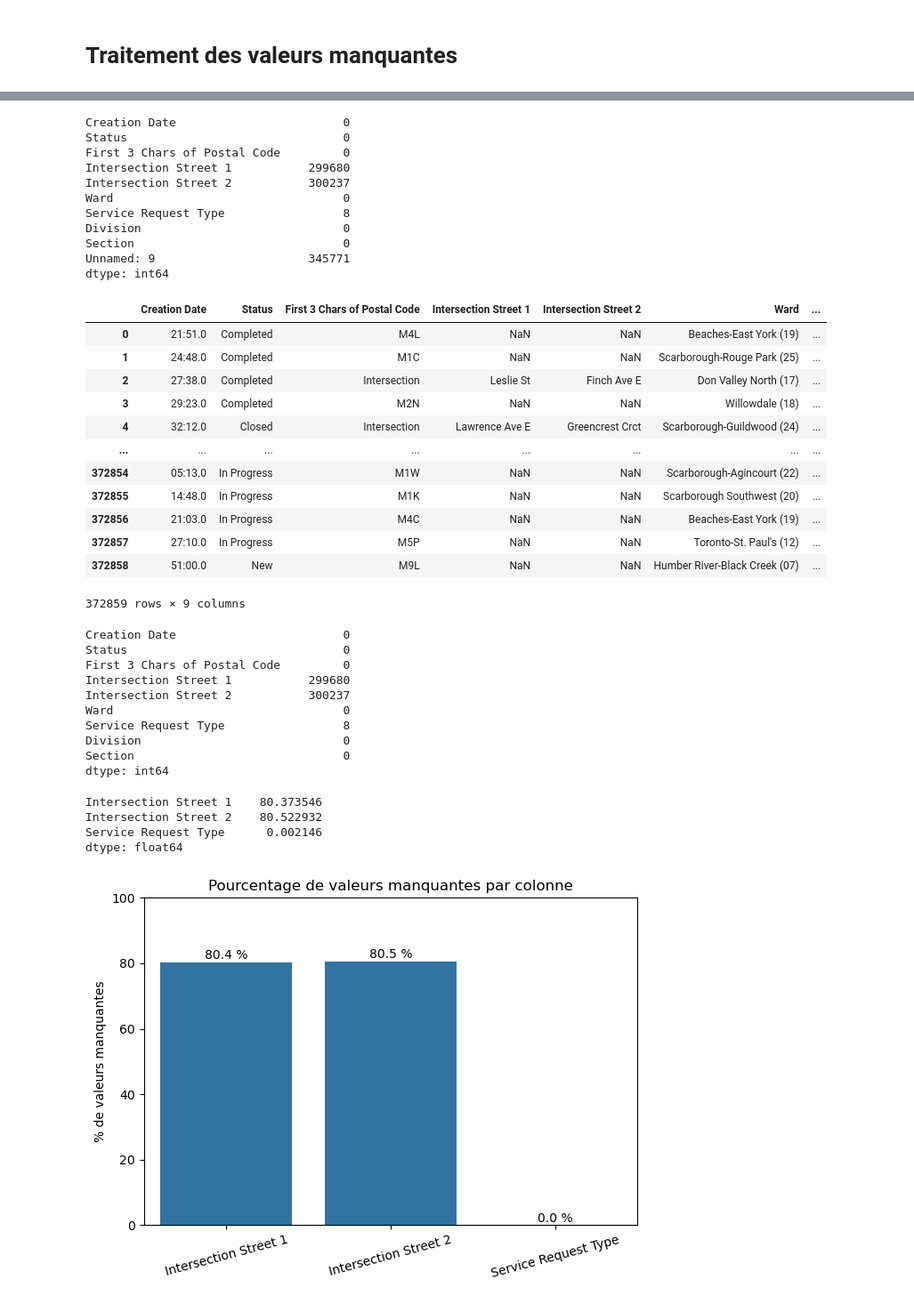
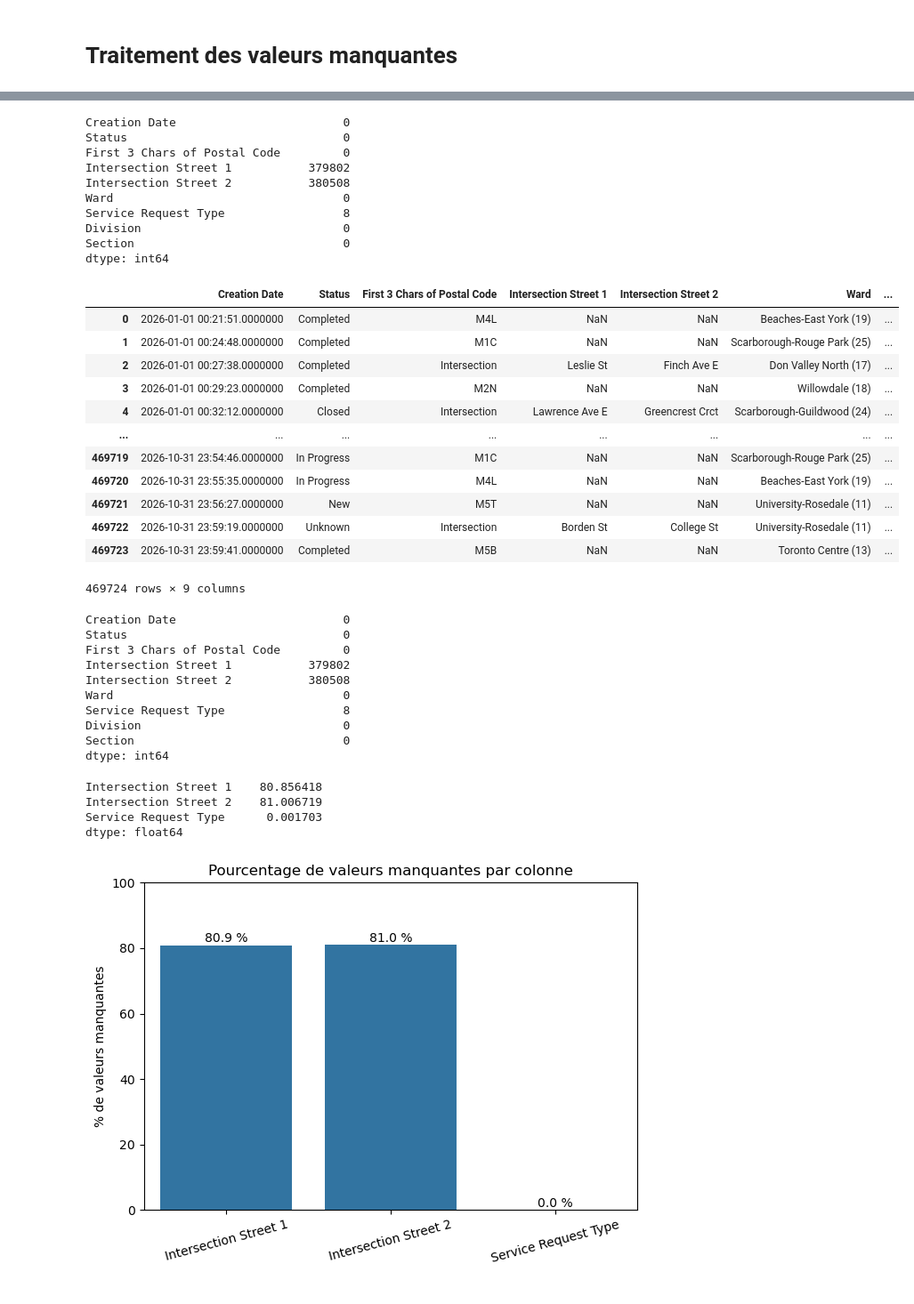
Before and after one commit to AgnesBenmoumene/projet_analyse, a Jupyter notebook: projet_analyse_toronto_311.ipynb, the cells around one changed output, grey strips where cells are left out. Shown at 89% size. Saved outputs shown, nothing was run; the diff lists cells and outputs as text; code cells hidden in the pictures.

```diff
--- a/projet_analyse_toronto_311.ipynb
+++ b/projet_analyse_toronto_311.ipynb
@@ -9,0 +7,9 @@ df = pd.read_csv('./SR2026.csv', encoding='latin-1')
+# %%
+def fix(l):
+    # 10 champs → on recolle la virgule au bon endroit
+    if l[7].strip() == 'Environment':
+        return l[:7] + [l[7] + ',' + l[8], l[9]]   # Division
+    return l[:8] + [l[8] + ',' + l[9]]             # Section
+
+df = pd.read_csv('SR2026.csv', encoding='latin-1',
+                 engine='python', on_bad_lines=fix)
@@ -90,11 +99,10 @@ df.isnull().sum()
 Creation Date                        0
 Status                               0
 First 3 Chars of Postal Code         0
-Intersection Street 1           299680
-Intersection Street 2           300237
+Intersection Street 1           379802
+Intersection Street 2           380508
 Ward                                 0
 Service Request Type                 8
 Division                             0
 Section                              0
-Unnamed: 9                      345771
 dtype: int64
@@ -103,19 +109,21 @@ df1 = df.drop(df.columns[9], axis=1)
 # %%
-df1
+# Creqtion du copie du dataset pour effectuer les modificqtion
+df1 = df
+df
 # %% [output]
 |  | Creation Date | Status | First 3 Chars of Postal Code | Intersection Street 1 | Intersection Street 2 | Ward | ... |
-| 0 | 21:51.0 | Completed | M4L | NaN | NaN | Beaches-East York (19) | ... |
-| 1 | 24:48.0 | Completed | M1C | NaN | NaN | Scarborough-Rouge Park (25) | ... |
-| 2 | 27:38.0 | Completed | Intersection | Leslie St | Finch Ave E | Don Valley North (17) | ... |
-| 3 | 29:23.0 | Completed | M2N | NaN | NaN | Willowdale (18) | ... |
-| 4 | 32:12.0 | Closed | Intersection | Lawrence Ave E | Greencrest Crct | Scarborough-Guildwood (24) | ... |
+| 0 | 2026-01-01 00:21:51.0000000 | Completed | M4L | NaN | NaN | Beaches-East York (19) | ... |
+| 1 | 2026-01-01 00:24:48.0000000 | Completed | M1C | NaN | NaN | Scarborough-Rouge Park (25) | ... |
+| 2 | 2026-01-01 00:27:38.0000000 | Completed | Intersection | Leslie St | Finch Ave E | Don Valley North (17) | ... |
+| 3 | 2026-01-01 00:29:23.0000000 | Completed | M2N | NaN | NaN | Willowdale (18) | ... |
+| 4 | 2026-01-01 00:32:12.0000000 | Closed | Intersection | Lawrence Ave E | Greencrest Crct | Scarborough-Guildwood (24) | ... |
 | ... | ... | ... | ... | ... | ... | ... | ... |
-| 372854 | 05:13.0 | In Progress | M1W | NaN | NaN | Scarborough-Agincourt (22) | ... |
-| 372855 | 14:48.0 | In Progress | M1K | NaN | NaN | Scarborough Southwest (20) | ... |
-| 372856 | 21:03.0 | In Progress | M4C | NaN | NaN | Beaches-East York (19) | ... |
-| 372857 | 27:10.0 | In Progress | M5P | NaN | NaN | Toronto-St. Paul's (12) | ... |
-| 372858 | 51:00.0 | New | M9L | NaN | NaN | Humber River-Black Creek (07) | ... |
+| 469719 | 2026-10-31 23:54:46.0000000 | In Progress | M1C | NaN | NaN | Scarborough-Rouge Park (25) | ... |
+| 469720 | 2026-10-31 23:55:35.0000000 | In Progress | M4L | NaN | NaN | Beaches-East York (19) | ... |
+| 469721 | 2026-10-31 23:56:27.0000000 | New | M5T | NaN | NaN | University-Rosedale (11) | ... |
+| 469722 | 2026-10-31 23:59:19.0000000 | Unknown | Intersection | Borden St | College St | University-Rosedale (11) | ... |
+| 469723 | 2026-10-31 23:59:41.0000000 | Completed | M5B | NaN | NaN | Toronto Centre (13) | ... |
-372859 rows × 9 columns
+469724 rows × 9 columns
 # %%
 #calculer des valeur manquqntes par lignes
 data_na = df1.isnull().sum()
@@ -124,8 +132,8 @@ data_na
 Creation Date                        0
 Status                               0
 First 3 Chars of Postal Code         0
-Intersection Street 1           299680
-Intersection Street 2           300237
+Intersection Street 1           379802
+Intersection Street 2           380508
 Ward                                 0
 Service Request Type                 8
 Division                             0
@@ -136,9 +144,9 @@ dtype: int64
 data_na_p=df1[['Intersection Street 1', 'Intersection Street 2', 'Service Request Type']].isnull().mean()*100
 data_na_p
 # %% [output]
-Intersection Street 1    80.373546
-Intersection Street 2    80.522932
-Service Request Type      0.002146
+Intersection Street 1    80.856418
+Intersection Street 2    81.006719
+Service Request Type      0.001703
 dtype: float64
 # %%
 # Diagramme a bar des valeurs manquantes
```
Also changed, not shown: parts of 50 cells of this notebook.
